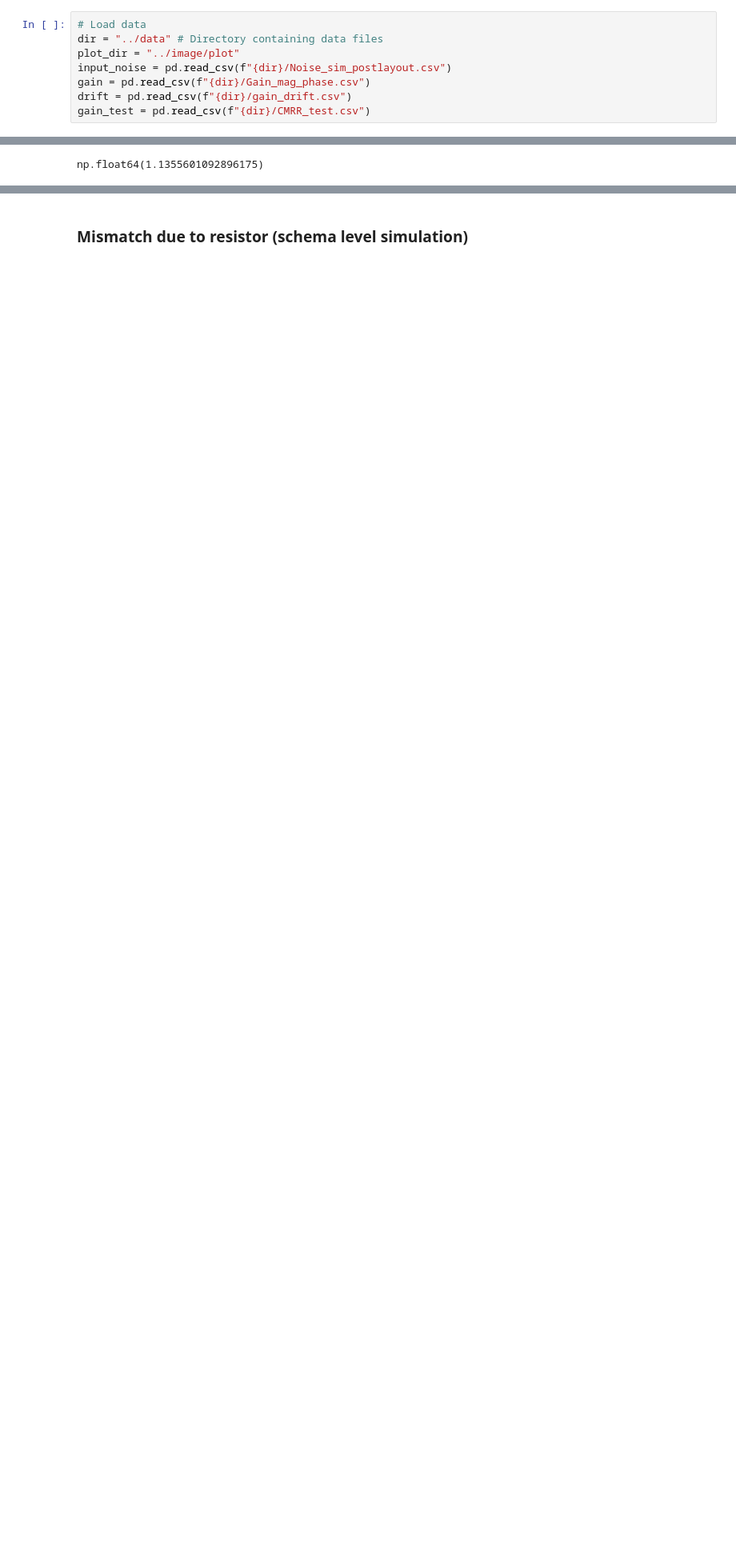
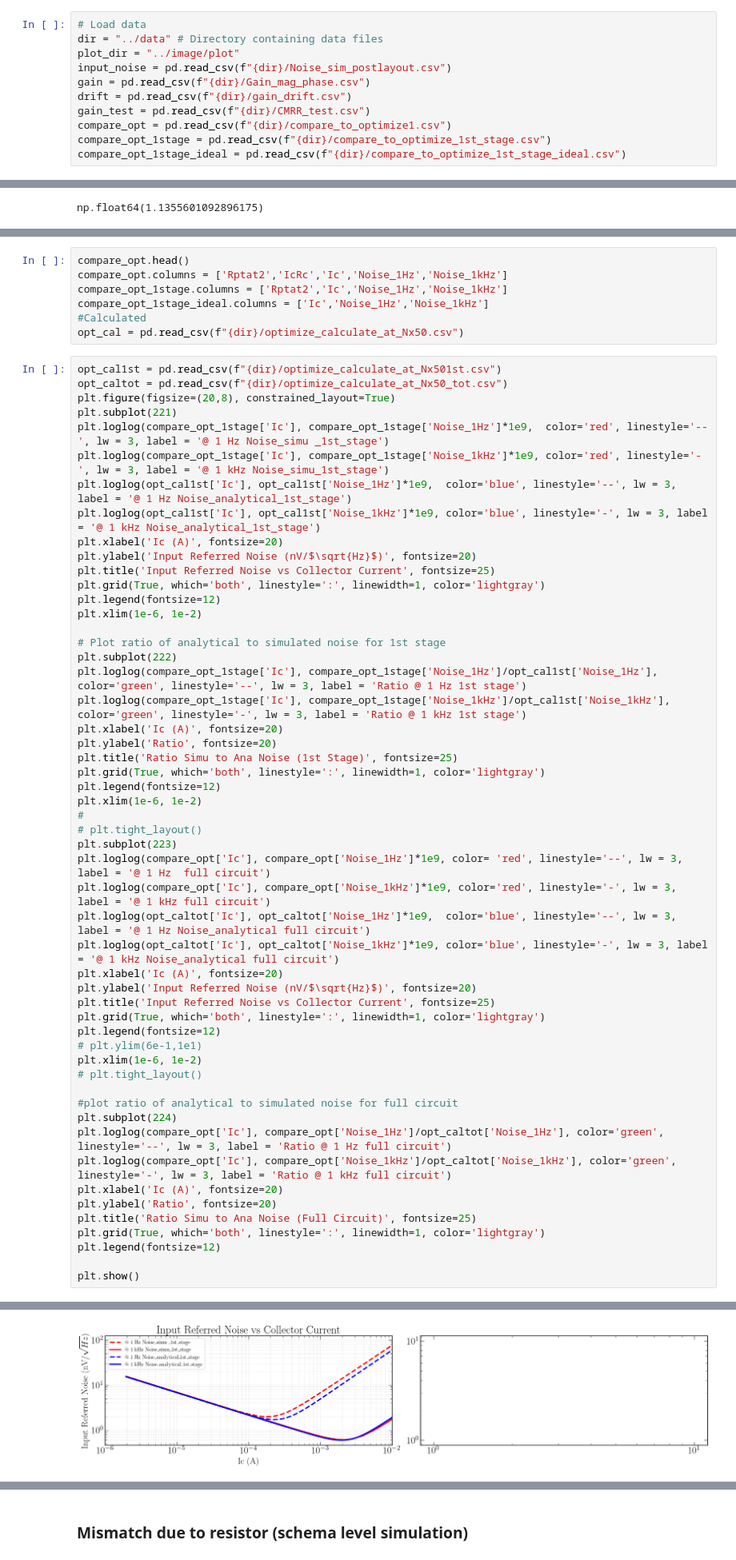
Before and after one commit to BaoTON1701/R-T_BiCMOS_run, a Jupyter notebook: code/Plot_results.ipynb, the cells around one changed output, grey strips where cells are left out. Shown at 80% size. Cells and saved outputs as stored; diff of their text form; blank space fills up the shorter version.

```diff
--- a/code/Plot_results.ipynb
+++ b/code/Plot_results.ipynb
@@ -62,6 +61,9 @@ input_noise = pd.read_csv(f"{dir}/Noise_sim_postlayout.csv")
 gain = pd.read_csv(f"{dir}/Gain_mag_phase.csv")
 drift = pd.read_csv(f"{dir}/gain_drift.csv")
 gain_test = pd.read_csv(f"{dir}/CMRR_test.csv")
+compare_opt = pd.read_csv(f"{dir}/compare_to_optimize1.csv")
+compare_opt_1stage = pd.read_csv(f"{dir}/compare_to_optimize_1st_stage.csv")
+compare_opt_1stage_ideal = pd.read_csv(f"{dir}/compare_to_optimize_1st_stage_ideal.csv")
 # %% [markdown]
 ## Input noise plot
 # %%
@@ -231,0 +208,61 @@ plt.show()
+# %%
+compare_opt.head()
+compare_opt.columns = ['Rptat2','IcRc','Ic','Noise_1Hz','Noise_1kHz']
+compare_opt_1stage.columns = ['Rptat2','Ic','Noise_1Hz','Noise_1kHz']
+compare_opt_1stage_ideal.columns = ['Ic','Noise_1Hz','Noise_1kHz']
+#Calculated
+opt_cal = pd.read_csv(f"{dir}/optimize_calculate_at_Nx50.csv")
+# %%
+opt_cal1st = pd.read_csv(f"{dir}/optimize_calculate_at_Nx501st.csv")
+opt_caltot = pd.read_csv(f"{dir}/optimize_calculate_at_Nx50_tot.csv")
+plt.figure(figsize=(20,8), constrained_layout=True)
+plt.subplot(221)
+plt.loglog(compare_opt_1stage['Ic'], compare_opt_1stage['Noise_1Hz']*1e9,  color='red', linestyle='--', lw = 3, label = '@ 1 Hz Noise_simu _1st_stage')
+plt.loglog(compare_opt_1stage['Ic'], compare_opt_1stage['Noise_1kHz']*1e9, color='red', linestyle='-', lw = 3, label = '@ 1 kHz Noise_simu_1st_stage')
+plt.loglog(opt_cal1st['Ic'], opt_cal1st['Noise_1Hz']*1e9,  color='blue', linestyle='--', lw = 3, label = '@ 1 Hz Noise_analytical_1st_stage')
+plt.loglog(opt_cal1st['Ic'], opt_cal1st['Noise_1kHz']*1e9, color='blue', linestyle='-', lw = 3, label = '@ 1 kHz Noise_analytical_1st_stage')
+plt.xlabel('Ic (A)', fontsize=20)
+plt.ylabel('Input Referred Noise (nV/$\sqrt{Hz}$)', fontsize=20)
+plt.title('Input Referred Noise vs Collector Current', fontsize=25)
+plt.grid(True, which='both', linestyle=':', linewidth=1, color='lightgray')
+plt.legend(fontsize=12)
+plt.xlim(1e-6, 1e-2)
+
+# Plot ratio of analytical to simulated noise for 1st stage
+plt.subplot(222)
+plt.loglog(compare_opt_1stage['Ic'], compare_opt_1stage['Noise_1Hz']/opt_cal1st['Noise_1Hz'], color='green', linestyle='--', lw = 3, label = 'Ratio @ 1 Hz 1st stage')
+plt.loglog(compare_opt_1stage['Ic'], compare_opt_1stage['Noise_1kHz']/opt_cal1st['Noise_1kHz'], color='green', linestyle='-', lw = 3, label = 'Ratio @ 1 kHz 1st stage')
+plt.xlabel('Ic (A)', fontsize=20)
+plt.ylabel('Ratio', fontsize=20)
+plt.title('Ratio Simu to Ana Noise (1st Stage)', fontsize=25)
+plt.grid(True, which='both', linestyle=':', linewidth=1, color='lightgray')
+plt.legend(fontsize=12)
+plt.xlim(1e-6, 1e-2)
+#
+# plt.tight_layout()
+plt.subplot(223)
+plt.loglog(compare_opt['Ic'], compare_opt['Noise_1Hz']*1e9, color= 'red', linestyle='--', lw = 3, label = '@ 1 Hz  full circuit')
+plt.loglog(compare_opt['Ic'], compare_opt['Noise_1kHz']*1e9, color='red', linestyle='-', lw = 3, label = '@ 1 kHz full circuit')
+plt.loglog(opt_caltot['Ic'], opt_caltot['Noise_1Hz']*1e9,  color='blue', linestyle='--', lw = 3, label = '@ 1 Hz Noise_analytical full circuit')
+plt.loglog(opt_caltot['Ic'], opt_caltot['Noise_1kHz']*1e9, color='blue', linestyle='-', lw = 3, label = '@ 1 kHz Noise_analytical full circuit')
+plt.xlabel('Ic (A)', fontsize=20)
+plt.ylabel('Input Referred Noise (nV/$\sqrt{Hz}$)', fontsize=20)
+plt.title('Input Referred Noise vs Collector Current', fontsize=25)
+plt.grid(True, which='both', linestyle=':', linewidth=1, color='lightgray')
+plt.legend(fontsize=12)
+# plt.ylim(6e-1,1e1)
+plt.xlim(1e-6, 1e-2)
+# plt.tight_layout()
+
+#plot ratio of analytical to simulated noise for full circuit
+plt.subplot(224)
+plt.loglog(compare_opt['Ic'], compare_opt['Noise_1Hz']/opt_caltot['Noise_1Hz'], color='green', linestyle='--', lw = 3, label = 'Ratio @ 1 Hz full circuit')
+plt.loglog(compare_opt['Ic'], compare_opt['Noise_1kHz']/opt_caltot['Noise_1kHz'], color='green', linestyle='-', lw = 3, label = 'Ratio @ 1 kHz full circuit')
+plt.xlabel('Ic (A)', fontsize=20)
+plt.ylabel('Ratio', fontsize=20)
+plt.title('Ratio Simu to Ana Noise (Full Circuit)', fontsize=25)
+plt.grid(True, which='both', linestyle=':', linewidth=1, color='lightgray')
+plt.legend(fontsize=12)
+
+plt.show()
+# %% [output]
@@ -231,0 +270 @@ plt.show()
+[figure, added]
```
Also changed, not shown: parts of 13 cells of this notebook, 9 other files.
